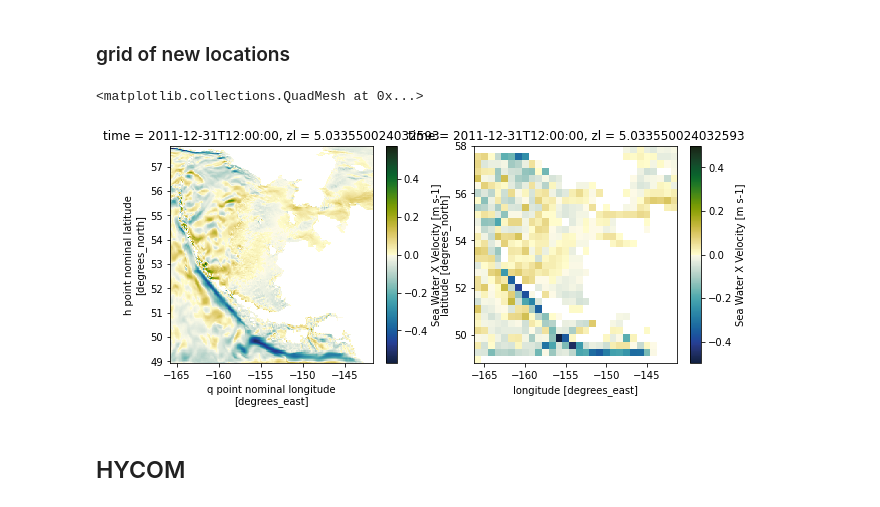
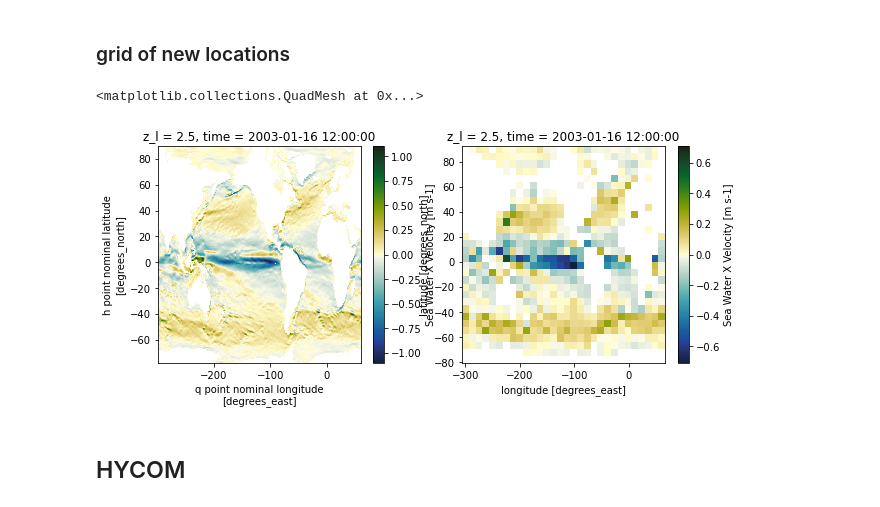
Before and after one commit to axiom-data-science/extract_model, a Jupyter notebook: docs/models.ipynb, the cells around one changed output. Drawn from its saved outputs; the diff is of its cells as text; code cells hidden in the pictures.

```diff
--- a/docs/models.ipynb
+++ b/docs/models.ipynb
@@ -16,0 +391,8 @@ ds = ds.cf.guess_coord_axis()  # setup for success with cf-xarray
+# %%
+dataurl = 'http://35.188.34.63:8080/thredds/dodsC/OM4p5/'
+
+ds = xr.open_dataset(f'{dataurl}/ocean_monthly_z.200301-200712.nc4',
+                     chunks={'time':1, 'z_l': 1}, drop_variables=['average_DT',
+                                                                  'average_T1',
+                                                                  'average_T2'])
+ds
@@ -203,30 +544,28 @@ assert np.allclose(da_out, da_check)
 # %%
 varname = 'uo'
 
 # sel
 longitude = np.linspace(ds[varname].cf['X'].min(), ds.cf[varname].cf['X'].max(), 30)
 latitude = np.linspace(ds[varname].cf['Y'].min(), ds.cf[varname].cf['Y'].max(), 30)
 sel = dict(longitude=longitude, latitude=latitude)
 
 # isel
-Z = 0
-T = 0
-isel = dict(Z=Z, T=T)
+iZ = 0
+iT = 0
+isel = dict(Z=iZ, T=iT)
 
-kwargs = dict(da=ds[varname], longitude=longitude, latitude=latitude, iT=T, iZ=Z, extrap=False, extrap_val=np.nan)
-
-da_out = em.select(**kwargs)
+da_out = ds[varname].em.interp2d(longitude, latitude, iT=iT, iZ=iZ, extrap=False, extrap_val=np.nan)
 
 # plot
 cmap = cmo.delta
 dacheck = ds[varname].cf.isel(isel)
 
 fig, axes = plt.subplots(1,2, figsize=(10,4))
 dacheck.cmo.plot(ax=axes[0])
 da_out.cmo.plot(ax=axes[1])
 # %% [output]
 <matplotlib.collections.QuadMesh at 0x...>
-[figure, old version]
+[figure, new version]
 # %% [markdown]
 ## HYCOM
 # %%
```
Also changed, not shown: parts of 81 cells of this notebook, 1 other file.
